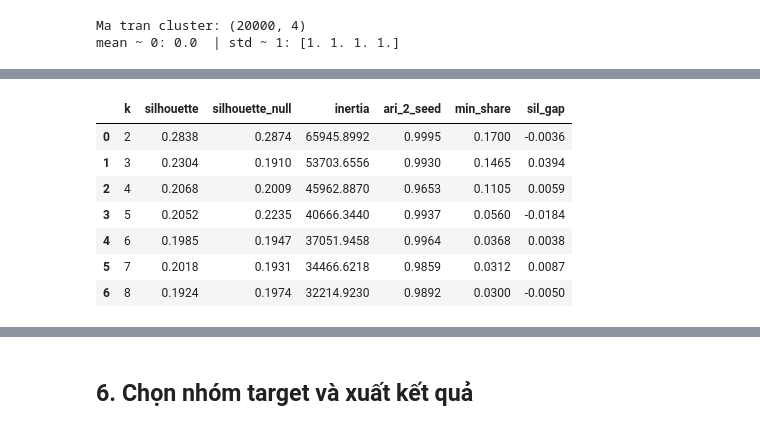
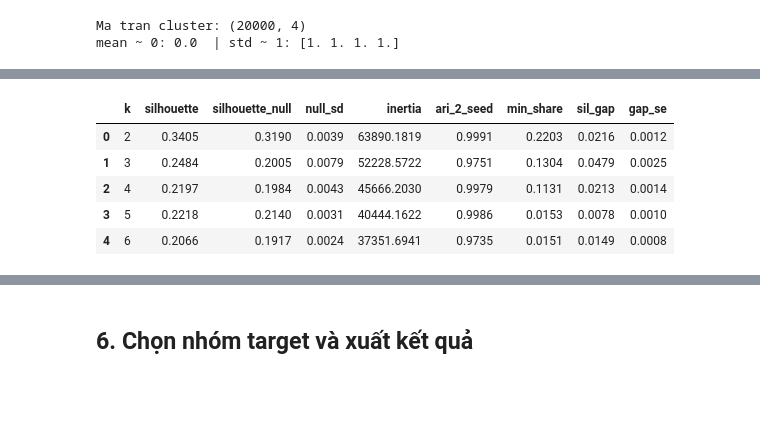
Before and after one commit to nguyennkhanhlinh/Growth-Experimentation-Project-for-Ride-Hailing-Promotions, a Jupyter notebook: 03. Segmentation/segmentation.ipynb, the cells around one changed output, grey strips where cells are left out. Drawn from its saved outputs; the diff is of its cells as text; code cells hidden in the pictures; blank space fills up the shorter version.

```diff
--- a/03. Segmentation/segmentation.ipynb
+++ b/03. Segmentation/segmentation.ipynb
@@ -10,7 +25,7 @@ from sklearn.metrics import silhouette_score, adjusted_rand_score
 
 SEED = 42
 SRC = (r"C:\Users\Linh\Desktop\Growth & Experimentation Project for Ride-Hailing "
-       r"Promotions\02. Synthetic_data\outputs\customer_features_final.csv")
+       r"Promotions\02. Synthetic_data\output\customer_features_final.csv")
 
 df = pd.read_csv(SRC)
 print(f"{len(df):,} rider x {df.shape[1]} cot")
@@ -88,45 +124,91 @@ mean ~ 0: 0.0  | std ~ 1: [1. 1. 1. 1.]
 # %%
-from sklearn.cluster import KMeans
-from sklearn.metrics import silhouette_score, adjusted_rand_score
-
-SEED = 42
-
+# Dữ liệu null làm baseline: hoán vị độc lập từng cột.
+#   - giữ nguyên phân phối từng biến
+#   - phá hết quan hệ giữa các biến  -> không còn cluster thực sự nào nữa
+# Nếu KMeans trên dữ liệu thật chỉ tốt ngang tren null thi cụm tim duoc la do ngau nhien.
 def null_matrix(X, seed=0):
     rng = np.random.default_rng(seed)
     return np.column_stack([rng.permutation(X[:, j]) for j in range(X.shape[1])])
 
-def choose_k(X, k_range=range(2, 9), seed=SEED, sil_n=8000):
+
+MIN_SHARE = 0.05   # cum nho nhat phai >= 5% population
+MIN_ARI   = 0.90   # hai seed khác nhau phải cho ra phân cụm tương đồng nhau (ARI >= 0.9)
+
+# Chọn k dựa trên các chỉ số: silhouette, inertia, ARI, min_share
+def choose_k(X, k_range=range(2, 7), seed=SEED, sil_n=8000, n_null=10):
+    """
+        Bang danh gia K.
+    """
     rng = np.random.default_rng(0)
     sub = rng.choice(len(X), min(sil_n, len(X)), replace=False)
-    Xn  = null_matrix(X, seed)
+    NULLS = [null_matrix(X, seed + 1000 * b) for b in range(n_null)]
+
     rows = []
+    # Lặp qua các giá trị k để tính toán các chỉ số
     for k in k_range:
         km = KMeans(k, n_init=10, random_state=seed).fit(X)
-        kn = KMeans(k, n_init=10, random_state=seed).fit(Xn)
-        a  = KMeans(k, n_init=10, random_state=seed + 1).fit_predict(X)
-        b  = KMeans(k, n_init=10, random_state=seed + 2).fit_predict(X)
+
+        # silhouette tren tung tap null
+        sn = np.array([
+            silhouette_score(Xn[sub],
+                             KMeans(k, n_init=10, random_state=seed).fit(Xn).labels_[sub])
+            for Xn in NULLS])
+
+        # do on dinh: cung K, hai seed khoi tao khac nhau
+        a = KMeans(k, n_init=10, random_state=seed + 1).fit_predict(X)
+        b = KMeans(k, n_init=10, random_state=seed + 2).fit_predict(X)
+
         rows.append({
             "k": k,
             "silhouette": silhouette_score(X[sub], km.labels_[sub]),
-            "silhouette_null": silhouette_score(Xn[sub], kn.labels_[sub]),
+            "silhouette_null": sn.mean(),
+            "null_sd": sn.std(ddof=1),
             "inertia": km.inertia_,
             "ari_2_seed": adjusted_rand_score(a, b),
             "min_share": pd.Series(km.labels_).value_counts(normalize=True).min(),
         })
+
+    # Tạo DataFrame
     t = pd.DataFrame(rows)
     t["sil_gap"] = t.silhouette - t.silhouette_null
+    t["gap_se"]  = t.null_sd / np.sqrt(n_null)          # sai so cua chinh gap
     return t
 
+
 ktab = choose_k(X)
-BEST_K = int(ktab.loc[ktab.sil_gap.idxmax(), "k"])
+
+# Chon K: Lọc k theo ràng buộc trước, sau đó chọn K tốt nhất dựa trên sil_gap lớn nhất
+_ok  = ktab[(ktab.min_share >= MIN_SHARE) & (ktab.ari_2_seed >= MIN_ARI)]
+_bad = ktab[~ktab.k.isin(_ok.k)]
+assert len(_ok), f"khong con K nao thoa min_share>={MIN_SHARE} va ari>={MIN_ARI}"
+
+# Chọn K tốt nhất dựa trên sil_gap lớn nhất
+BEST_K = int(_ok.loc[_ok.sil_gap.idxmax(), "k"])
+
 display(ktab.round(4))
-print(f"K duoc chon = {BEST_K}")
+# Hiển thị các K không đạt tiêu chí
+if len(_bad):
+    for _, r in _bad.iterrows():
+        why = []
+        # Xác định lý do loại bỏ K
+        if r.min_share < MIN_SHARE:
+            why.append(f"cum nho nhat {r.min_share:.2%} < {MIN_SHARE:.0%}")
+        if r.ari_2_seed < MIN_ARI:
+            why.append(f"ari {r.ari_2_seed:.3f} < {MIN_ARI}")
+        print(f"K = {int(r.k)}: LOAI — {'; '.join(why)}")
+
+# Hiển thị kết quả chọn K
+print(f"\nCon lai {sorted(_ok.k.tolist())} -> chon K = {BEST_K} "
+      f"(sil_gap {ktab.loc[ktab.k == BEST_K, 'sil_gap'].iloc[0]:.4f} "
+      f"+/- {ktab.loc[ktab.k == BEST_K, 'gap_se'].iloc[0]:.4f})")
+
+# Hiển thị các K không đạt tiêu chí
+_r2 = _ok[_ok.k != BEST_K].nlargest(1, "sil_gap").iloc[0]
+_g1 = ktab.loc[ktab.k == BEST_K, "sil_gap"].iloc[0]
 # %% [output]
-|  | k | silhouette | silhouette_null | inertia | ari_2_seed | min_share | sil_gap |
-| 0 | 2 | 0.2838 | 0.2874 | 65945.8992 | 0.9995 | 0.1700 | -0.0036 |
-| 1 | 3 | 0.2304 | 0.1910 | 53703.6556 | 0.9930 | 0.1465 | 0.0394 |
-| 2 | 4 | 0.2068 | 0.2009 | 45962.8870 | 0.9653 | 0.1105 | 0.0059 |
-| 3 | 5 | 0.2052 | 0.2235 | 40666.3440 | 0.9937 | 0.0560 | -0.0184 |
-| 4 | 6 | 0.1985 | 0.1947 | 37051.9458 | 0.9964 | 0.0368 | 0.0038 |
-| 5 | 7 | 0.2018 | 0.1931 | 34466.6218 | 0.9859 | 0.0312 | 0.0087 |
-| 6 | 8 | 0.1924 | 0.1974 | 32214.9230 | 0.9892 | 0.0300 | -0.0050 |
+|  | k | silhouette | silhouette_null | null_sd | inertia | ari_2_seed | min_share | sil_gap | gap_se |
+| 0 | 2 | 0.3405 | 0.3190 | 0.0039 | 63890.1819 | 0.9991 | 0.2203 | 0.0216 | 0.0012 |
+| 1 | 3 | 0.2484 | 0.2005 | 0.0079 | 52228.5722 | 0.9751 | 0.1304 | 0.0479 | 0.0025 |
+| 2 | 4 | 0.2197 | 0.1984 | 0.0043 | 45666.2030 | 0.9979 | 0.1131 | 0.0213 | 0.0014 |
+| 3 | 5 | 0.2218 | 0.2140 | 0.0031 | 40444.1622 | 0.9986 | 0.0153 | 0.0078 | 0.0010 |
+| 4 | 6 | 0.2066 | 0.1917 | 0.0024 | 37351.6941 | 0.9735 | 0.0151 | 0.0149 | 0.0008 |
```
Also changed, not shown: parts of 24 cells of this notebook.
